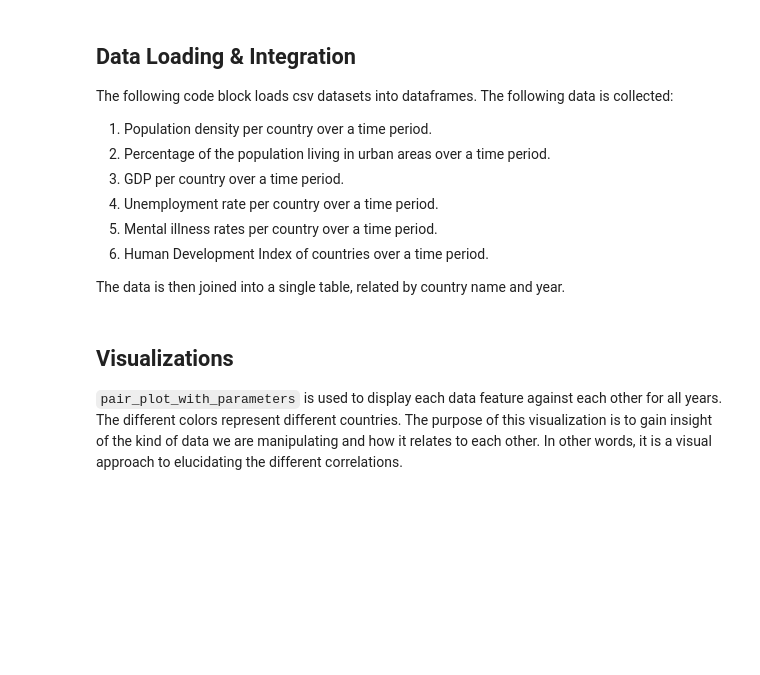
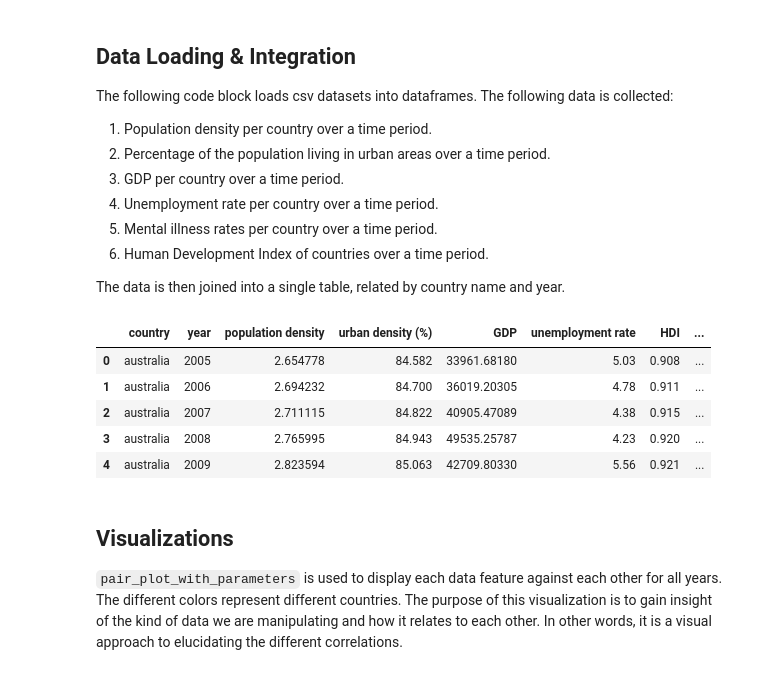
Before and after one commit to danielVelasc/uc-data-science-project, a Jupyter notebook: Phase1.ipynb, the cells around one changed output. Drawn from its saved outputs; the diff is of its cells as text; code cells hidden in the pictures; blank space fills up the shorter version.

```diff
--- a/Phase1.ipynb
+++ b/Phase1.ipynb
@@ -313,34 +313,42 @@ The data is then joined into a single table, related by country name and year.
 # Population Density
 population_df = load_world_bank_data(FILENAME_POPULATION_DENSITY, DIR_POPULATION, COL_POPULATION_DENSITY)
 
 # Urban Population Density
 urban_df = load_world_bank_data(FILENAME_URBAN_DENSITY, DIR_POPULATION, COL_URBAN_DENSITY)
 
 # GDP
 gdp_df = load_world_bank_data(FILENAME_GDP, DIR_FINANCIAL, COL_GDP)
 
 # Unemployment
 unemployment_df = load_world_bank_data(FILENAME_UNEMPLOYMENT, DIR_FINANCIAL, COL_UNEMPLOYMENT)
 
 # HDI data
 hdi_df = load_hdi_data()
 
 #Scrape the headlines. Uncomment this if you have not yet scraped news headlines
-scrape_news_headlines()
+#scrape_news_headlines()
 
 # News Headlines.
 #news_df = load_data_frame(FILENAME_NEWS_HEADLINES, DIR_NEWS, sep='|')
 
 # Mental health data
 mental_df = load_mental_health_data()
 
 
 
 # Join density dataframes, gdp, and unemployment
 data_frames_list = [population_df, urban_df, gdp_df, unemployment_df, hdi_df, mental_df]
 joined_df = reduce(lambda left,right: pd.merge(left,right,on=[COL_COUNTRY, COL_YEAR],how='inner'), data_frames_list)
 
 #joined_with_news_df = pd.merge(right=joined_df, left=news_df, on=[COL_COUNTRY, COL_YEAR],how='inner')
+joined_df.head()
+# %% [output]
+|  | country | year | population density | urban density (%) | GDP | unemployment rate | HDI | ... |
+| 0 | australia | 2005 | 2.654778 | 84.582 | 33961.68180 | 5.03 | 0.908 | ... |
+| 1 | australia | 2006 | 2.694232 | 84.700 | 36019.20305 | 4.78 | 0.911 | ... |
+| 2 | australia | 2007 | 2.711115 | 84.822 | 40905.47089 | 4.38 | 0.915 | ... |
+| 3 | australia | 2008 | 2.765995 | 84.943 | 49535.25787 | 4.23 | 0.920 | ... |
+| 4 | australia | 2009 | 2.823594 | 85.063 | 42709.80330 | 5.56 | 0.921 | ... |
 # %% [markdown]
 ## Visualizations
 
```
Also changed, not shown: parts of 1 cell of this notebook.
